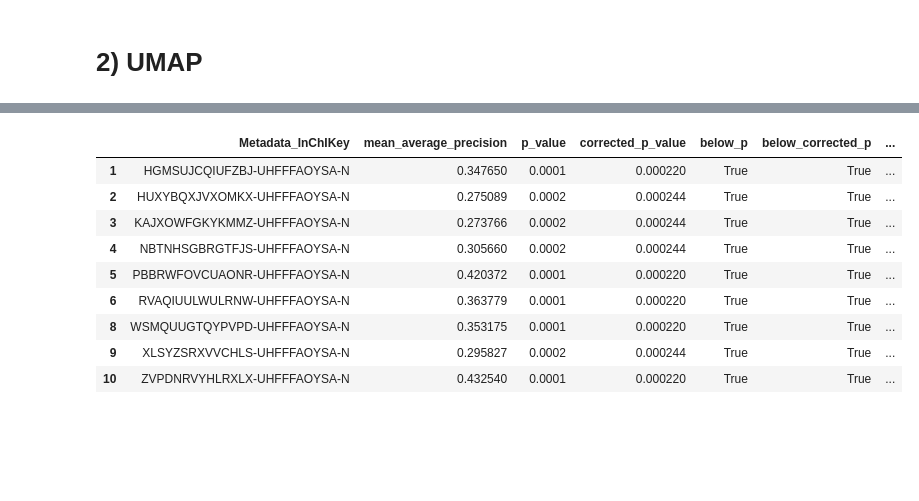
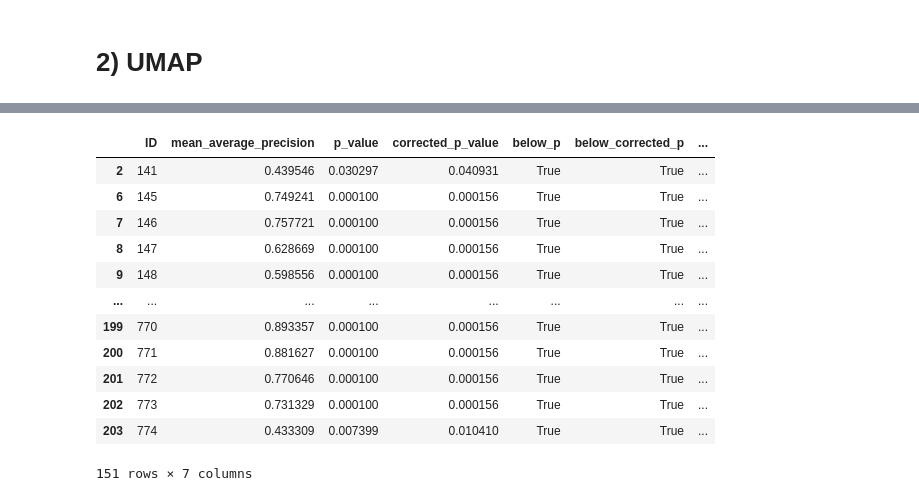
Before and after one commit to afermg/jump_attribution, a Jupyter notebook: workspace/analysis/mAP_calculations.ipynb, the cells around one changed output, grey strips where cells are left out. Cells and saved outputs as stored; diff of their text form; code cells hidden in the pictures; blank space fills up the shorter version.

```diff
--- a/workspace/analysis/mAP_calculations.ipynb
+++ b/workspace/analysis/mAP_calculations.ipynb
@@ -163,0 +183,8 @@ features_df_active = features_df_active[mask_active_keep]
+# %%
+features_df_active_keep_dmso = pd.read_csv("target2_eq_moa2_features", index_col="ID")
+features_df_active_keep_dmso = features_df_active_keep_dmso.loc[metadata_df_active_keep_dmso.ID]
+# %%
+metadata_df_active_keep_dmso = metadata_df_active_keep_dmso.reset_index(drop=True)
+metadata_df_active_keep_dmso["ID"] = metadata_df_active_keep_dmso.index
+features_df_active_keep_dmso.index = metadata_df_active_keep_dmso.index
+features_df_active_keep_dmso.index.rename("ID", inplace=True)
@@ -166,14 +235,16 @@ features_df_active = features_df_active[mask_active_keep]
+# %%
+mask = metadata_df_active_keep_dmso["trt_dmso"] == "trt"
 # %%
 pos_sameby = ["moa_id"]  # We want to match perturbations
-pos_diffby = ["Metadata_InChIKey"]
+pos_diffby = ["ID"]#["Metadata_InChIKey"]
 neg_sameby = []
 neg_diffby = ["moa_id"]
 batch_size = 20000
 
 
 result = average_precision(
-    metadata_df_active,
-    features_df_active,#.to_numpy(),
+    metadata_df_active_keep_dmso[mask],
+    features_df_active_keep_dmso[mask].to_numpy(),
     pos_sameby,
     pos_diffby,
     neg_sameby,
@@ -188,18 +259,21 @@ result = result[result["trt_dmso"] != "DMSO"]
 # %%
-mAP = mean_average_precision(result, ["Metadata_InChIKey"], null_size=10000, threshold=0.05, seed=42)
+mAP = mean_average_precision(result, ["ID"], null_size=10000, threshold=0.05, seed=42)
 mAP["-log10(p-value)"] = -mAP["corrected_p_value"].apply(np.log10)
 mAP[mAP["below_corrected_p"] == True]
 # %% [output]
-|  | Metadata_InChIKey | mean_average_precision | p_value | corrected_p_value | below_p | below_corrected_p | ... |
-| 1 | HGMSUJCQIUFZBJ-UHFFFAOYSA-N | 0.347650 | 0.0001 | 0.000220 | True | True | ... |
-| 2 | HUXYBQXJVXOMKX-UHFFFAOYSA-N | 0.275089 | 0.0002 | 0.000244 | True | True | ... |
-| 3 | KAJXOWFGKYKMMZ-UHFFFAOYSA-N | 0.273766 | 0.0002 | 0.000244 | True | True | ... |
-| 4 | NBTNHSGBRGTFJS-UHFFFAOYSA-N | 0.305660 | 0.0002 | 0.000244 | True | True | ... |
-| 5 | PBBRWFOVCUAONR-UHFFFAOYSA-N | 0.420372 | 0.0001 | 0.000220 | True | True | ... |
-| 6 | RVAQIUULWULRNW-UHFFFAOYSA-N | 0.363779 | 0.0001 | 0.000220 | True | True | ... |
-| 8 | WSMQUUGTQYPVPD-UHFFFAOYSA-N | 0.353175 | 0.0001 | 0.000220 | True | True | ... |
-| 9 | XLSYZSRXVVCHLS-UHFFFAOYSA-N | 0.295827 | 0.0002 | 0.000244 | True | True | ... |
-| 10 | ZVPDNRVYHLRXLX-UHFFFAOYSA-N | 0.432540 | 0.0001 | 0.000220 | True | True | ... |
+|  | ID | mean_average_precision | p_value | corrected_p_value | below_p | below_corrected_p | ... |
+| 2 | 141 | 0.439546 | 0.030297 | 0.040931 | True | True | ... |
+| 6 | 145 | 0.749241 | 0.000100 | 0.000156 | True | True | ... |
+| 7 | 146 | 0.757721 | 0.000100 | 0.000156 | True | True | ... |
+| 8 | 147 | 0.628669 | 0.000100 | 0.000156 | True | True | ... |
+| 9 | 148 | 0.598556 | 0.000100 | 0.000156 | True | True | ... |
+| ... | ... | ... | ... | ... | ... | ... | ... |
+| 199 | 770 | 0.893357 | 0.000100 | 0.000156 | True | True | ... |
+| 200 | 771 | 0.881627 | 0.000100 | 0.000156 | True | True | ... |
+| 201 | 772 | 0.770646 | 0.000100 | 0.000156 | True | True | ... |
+| 202 | 773 | 0.731329 | 0.000100 | 0.000156 | True | True | ... |
+| 203 | 774 | 0.433309 | 0.007399 | 0.010410 | True | True | ... |
+151 rows × 7 columns
 # %%
 active_ratio = mAP.below_corrected_p.mean()
 
```
Also changed, not shown: parts of 40 cells of this notebook, 1 other file.
